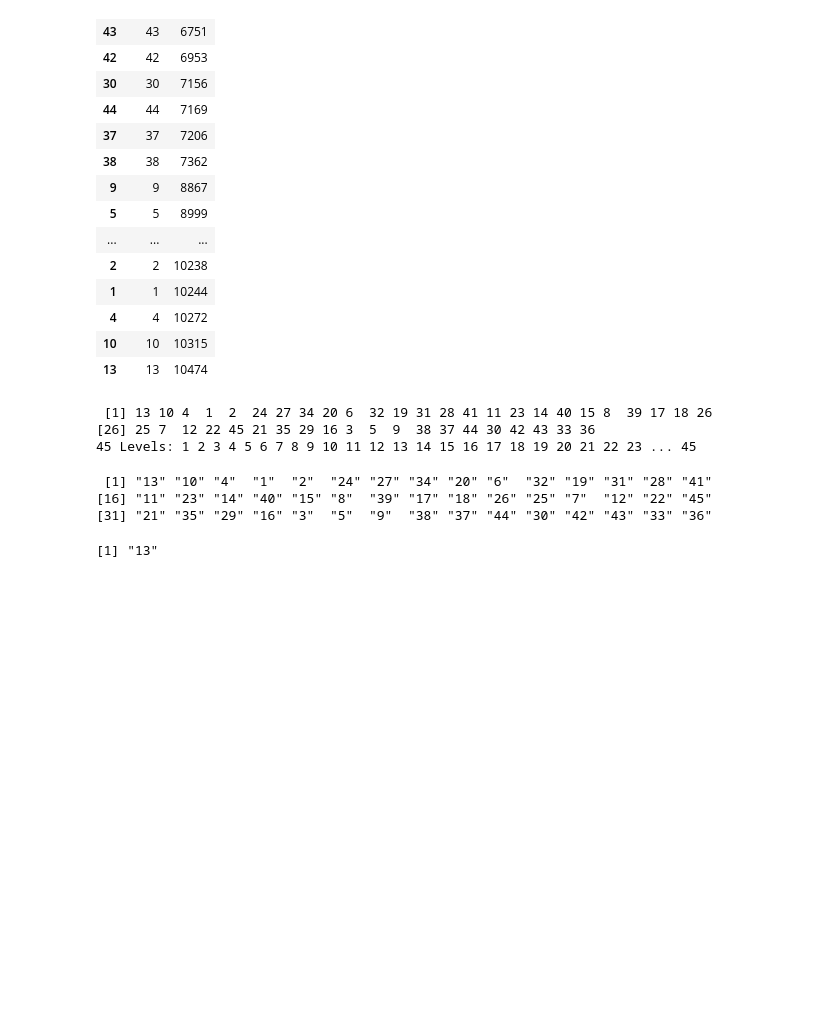
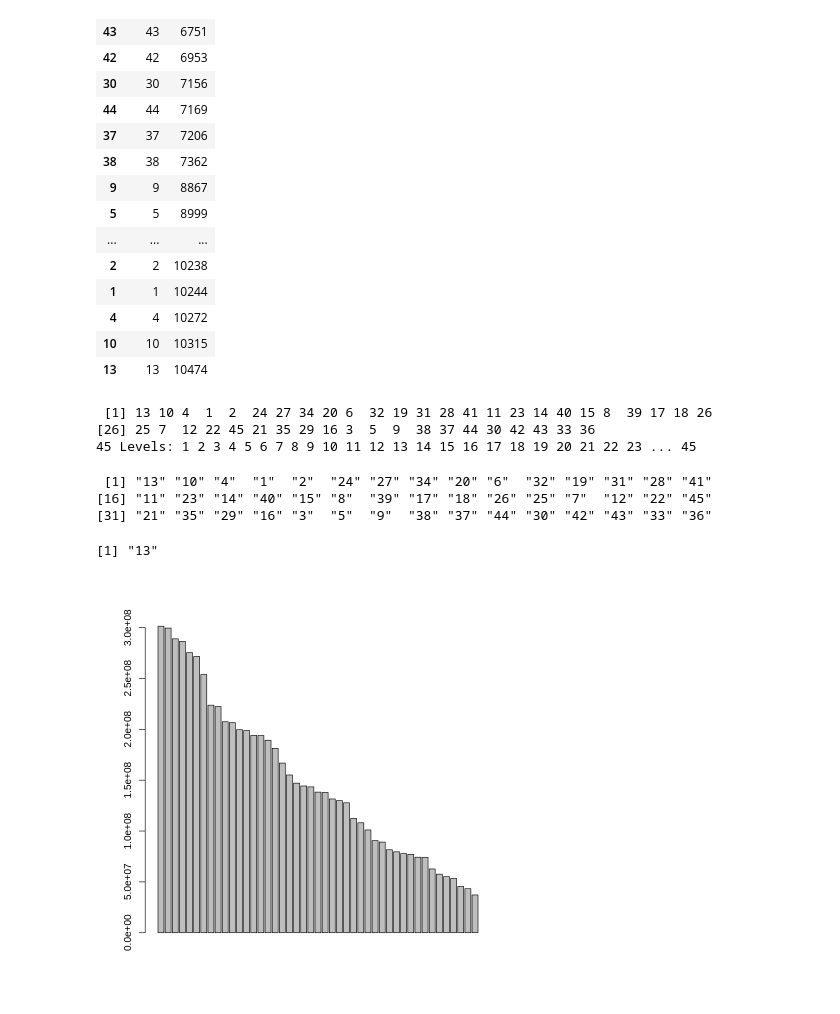
Before and after one commit to Pepcoders/Business-Analytics-Content, a Jupyter notebook: class_21_feb.ipynb, the cells around one changed output. Saved outputs shown, nothing was run; the diff lists cells and outputs as text; code cells hidden in the pictures; blank space fills up the shorter version.

```diff
--- a/class_21_feb.ipynb
+++ b/class_21_feb.ipynb
@@ -95,3 +95,11 @@ as.character(rows_per_store[order(-rows_per_store$Freq),'Var1'])
 as.character(rows_per_store[order(-rows_per_store$Freq),'Var1'][1])
 # %% [output]
 [1] "13"
+# %%
+# Sum the sales per store on walmart_data
+# and store the data in a sum_by_store object
+sum_by_store <-aggregate(
+  x=walmart_data$Weekly_Sales,     # data
+  by= list(walmart_data$Store),    # Grouping elements
+  FUN=sum                          # aggregate function
+)
@@ -97,0 +118,4 @@ as.character(rows_per_store[order(-rows_per_store$Freq),'Var1'][1])
+# %%
+barplot(sum_by_store[order(-sum_by_store$Total_Sales),'Total_Sales'])
+# %% [output]
+[figure, added]
```
Also changed, not shown: parts of 14 cells of this notebook.
